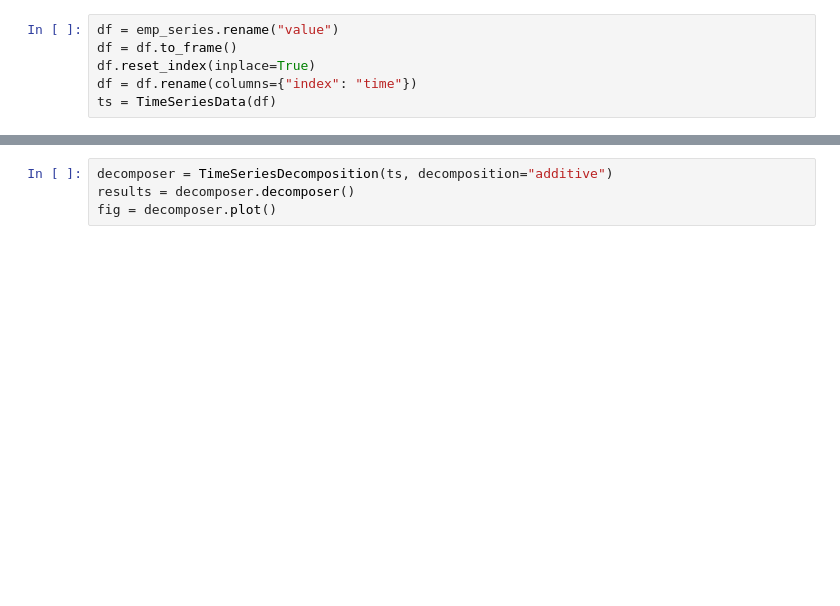
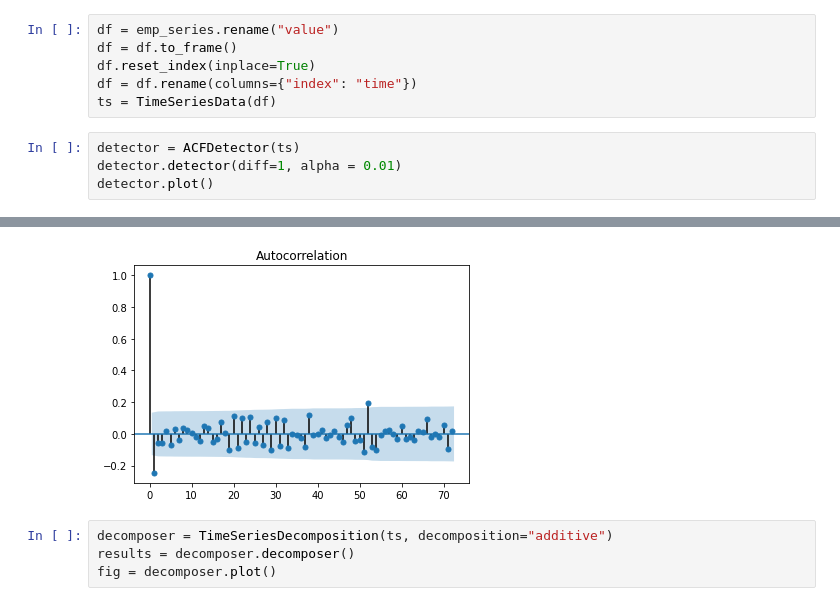
Before and after one commit to ymorsi7/CaliWageAnalysis, a Jupyter notebook: Siddharth/Time_series_Siddharth.ipynb, the cells around one changed output, grey strips where cells are left out. Drawn from its saved outputs; the diff is of its cells as text; blank space fills up the shorter version.

```diff
--- a/Siddharth/Time_series_Siddharth.ipynb
+++ b/Siddharth/Time_series_Siddharth.ipynb
@@ -94,3 +98,8 @@ df = df.to_frame()
 df.reset_index(inplace=True)
 df = df.rename(columns={"index": "time"})
 ts = TimeSeriesData(df)
+# %%
+detector = ACFDetector(ts)
+detector.detector(diff=1, alpha = 0.01)
+detector.plot()
+# %% [output]
@@ -97,3 +107,4 @@ ts = TimeSeriesData(df)
+[figure, added]
 # %%
 decomposer = TimeSeriesDecomposition(ts, decomposition="additive")
 results = decomposer.decomposer()
```
Also changed, not shown: parts of 17 cells of this notebook, 1 other file.
